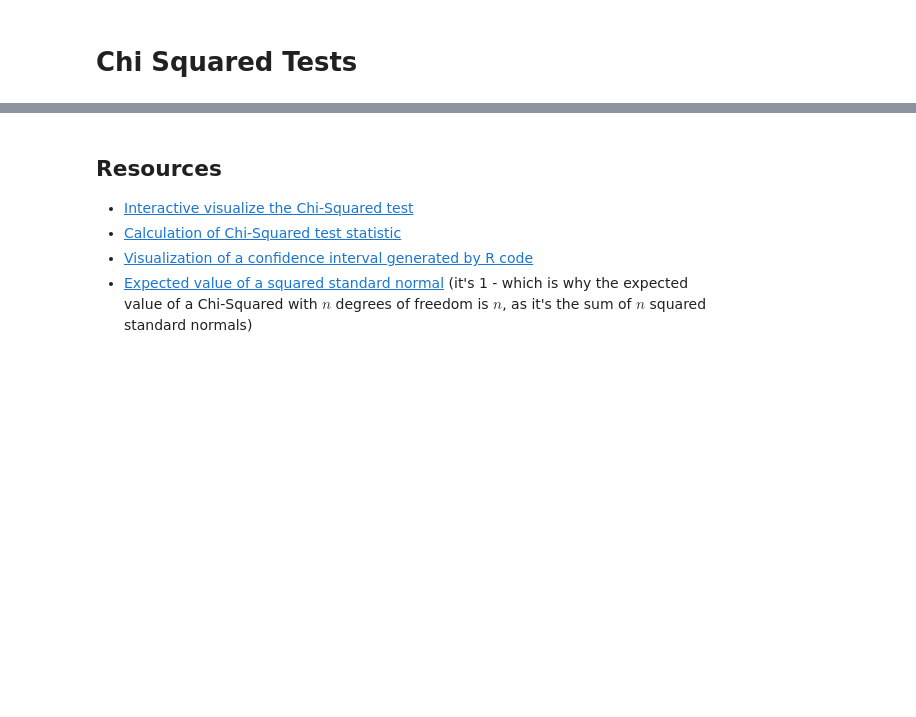
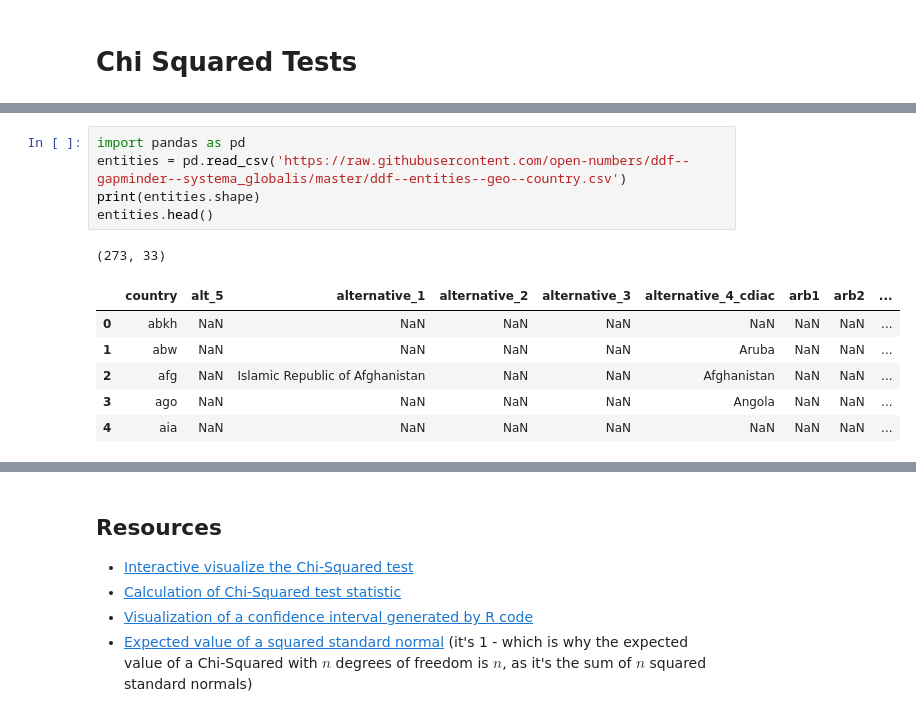
Before and after one commit to ngriggs/DS-Unit-1-Sprint-3-Statistical-Tests-and-Experiments, a Jupyter notebook: Copy_of_LS_DS6_132_Sampling_Confidence_Intervals_and_Hypothesis_Testing.ipynb, the cells around one changed output, grey strips where cells are left out. Saved outputs shown, nothing was run; the diff lists cells and outputs as text; blank space fills up the shorter version.

```diff
--- a/Copy_of_LS_DS6_132_Sampling_Confidence_Intervals_and_Hypothesis_Testing.ipynb
+++ b/Copy_of_LS_DS6_132_Sampling_Confidence_Intervals_and_Hypothesis_Testing.ipynb
@@ -714,0 +728,13 @@ How can we interpret this visualization? Well, this means that there was a prett
+# %%
+import pandas as pd
+entities = pd.read_csv('https://raw.githubusercontent.com/open-numbers/ddf--gapminder--systema_globalis/master/ddf--entities--geo--country.csv')
+print(entities.shape)
+entities.head()
+# %% [output]
+(273, 33)
+|  | country | alt_5 | alternative_1 | alternative_2 | alternative_3 | alternative_4_cdiac | arb1 | arb2 | ... |
+| 0 | abkh | NaN | NaN | NaN | NaN | NaN | NaN | NaN | ... |
+| 1 | abw | NaN | NaN | NaN | NaN | Aruba | NaN | NaN | ... |
+| 2 | afg | NaN | Islamic Republic of Afghanistan | NaN | NaN | Afghanistan | NaN | NaN | ... |
+| 3 | ago | NaN | NaN | NaN | NaN | Angola | NaN | NaN | ... |
+| 4 | aia | NaN | NaN | NaN | NaN | NaN | NaN | NaN | ... |
```
Also changed, not shown: parts of 18 cells of this notebook.
